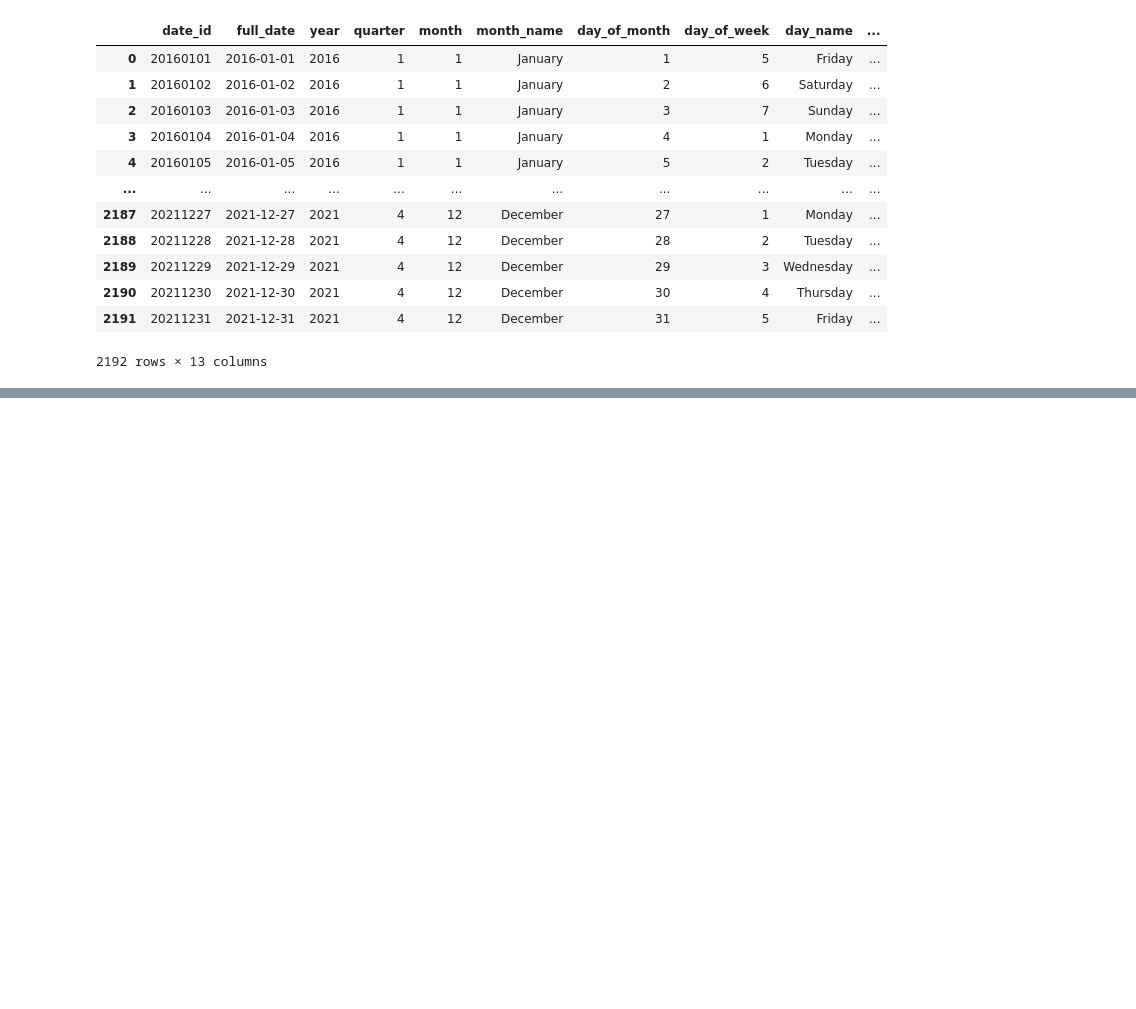
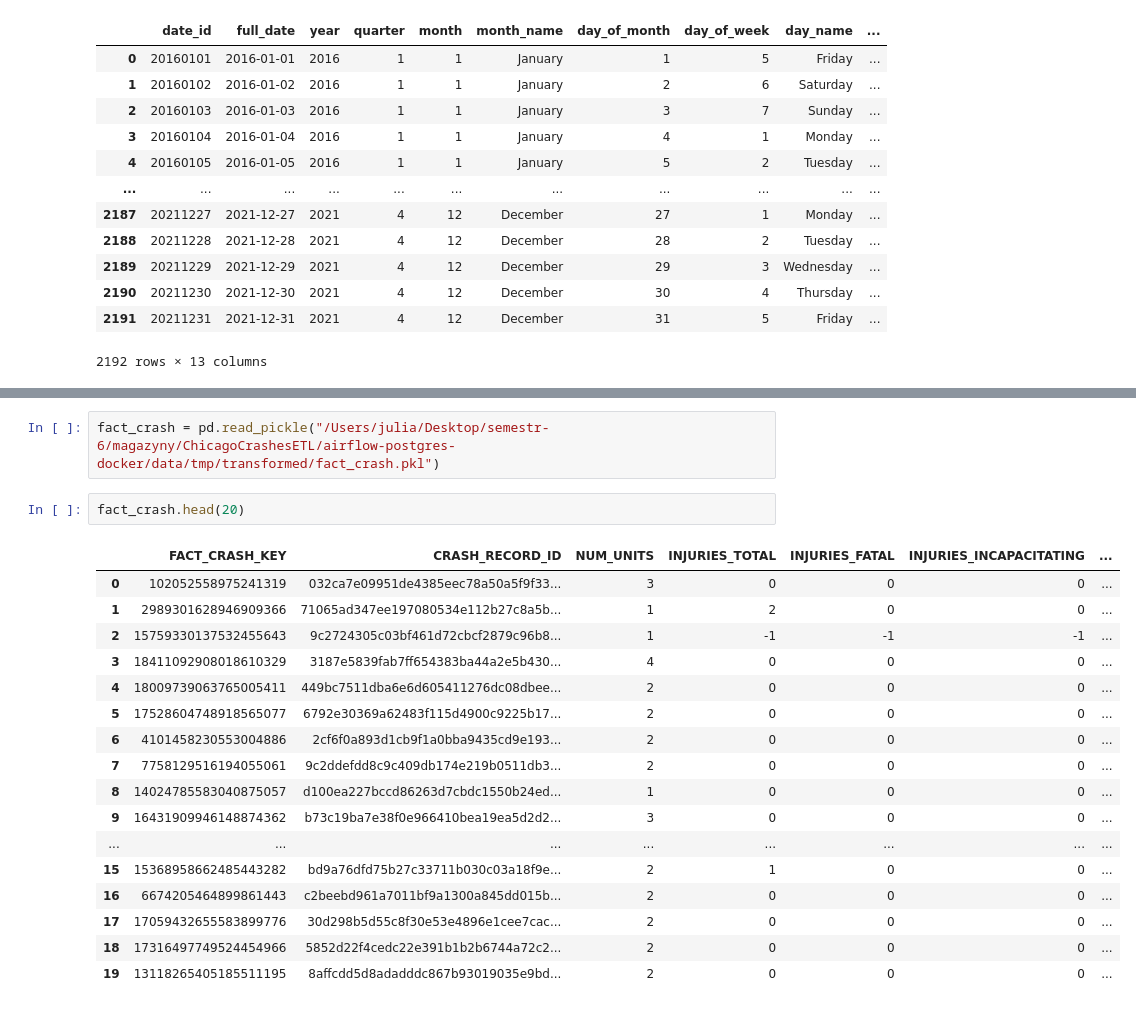
Before and after one commit to krukj/ChicagoCrashesETL, a Jupyter notebook: test.ipynb, the cells around one changed output, grey strips where cells are left out. Saved outputs shown, nothing was run; the diff lists cells and outputs as text; blank space fills up the shorter version.

```diff
--- a/test.ipynb
+++ b/test.ipynb
@@ -57,0 +61,22 @@ dim_date
+# %%
+fact_crash = pd.read_pickle("/Users/julia/Desktop/semestr-6/magazyny/ChicagoCrashesETL/airflow-postgres-docker/data/tmp/transformed/fact_crash.pkl")
+# %%
+fact_crash.head(20)
+# %% [output]
+|  | FACT_CRASH_KEY | CRASH_RECORD_ID | NUM_UNITS | INJURIES_TOTAL | INJURIES_FATAL | INJURIES_INCAPACITATING | ... |
+| 0 | 102052558975241319 | 032ca7e09951de4385eec78a50a5f9f33... | 3 | 0 | 0 | 0 | ... |
+| 1 | 2989301628946909366 | 71065ad347ee197080534e112b27c8a5b... | 1 | 2 | 0 | 0 | ... |
+| 2 | 15759330137532455643 | 9c2724305c03bf461d72cbcf2879c96b8... | 1 | -1 | -1 | -1 | ... |
+| 3 | 18411092908018610329 | 3187e5839fab7ff654383ba44a2e5b430... | 4 | 0 | 0 | 0 | ... |
+| 4 | 18009739063765005411 | 449bc7511dba6e6d605411276dc08dbee... | 2 | 0 | 0 | 0 | ... |
+| 5 | 17528604748918565077 | 6792e30369a62483f115d4900c9225b17... | 2 | 0 | 0 | 0 | ... |
+| 6 | 4101458230553004886 | 2cf6f0a893d1cb9f1a0bba9435cd9e193... | 2 | 0 | 0 | 0 | ... |
+| 7 | 7758129516194055061 | 9c2ddefdd8c9c409db174e219b0511db3... | 2 | 0 | 0 | 0 | ... |
+| 8 | 14024785583040875057 | d100ea227bccd86263d7cbdc1550b24ed... | 1 | 0 | 0 | 0 | ... |
+| 9 | 16431909946148874362 | b73c19ba7e38f0e966410bea19ea5d2d2... | 3 | 0 | 0 | 0 | ... |
+| ... | ... | ... | ... | ... | ... | ... | ... |
+| 15 | 15368958662485443282 | bd9a76dfd75b27c33711b030c03a18f9e... | 2 | 1 | 0 | 0 | ... |
+| 16 | 6674205464899861443 | c2beebd961a7011bf9a1300a845dd015b... | 2 | 0 | 0 | 0 | ... |
+| 17 | 17059432655583899776 | 30d298b5d55c8f30e53e4896e1cee7cac... | 2 | 0 | 0 | 0 | ... |
+| 18 | 17316497749524454966 | 5852d22f4cedc22e391b1b2b6744a72c2... | 2 | 0 | 0 | 0 | ... |
+| 19 | 13118265405185511195 | 8affcdd5d8adadddc867b93019035e9bd... | 2 | 0 | 0 | 0 | ... |
```
Also changed, not shown: parts of 1 cell of this notebook, 2 other files.
